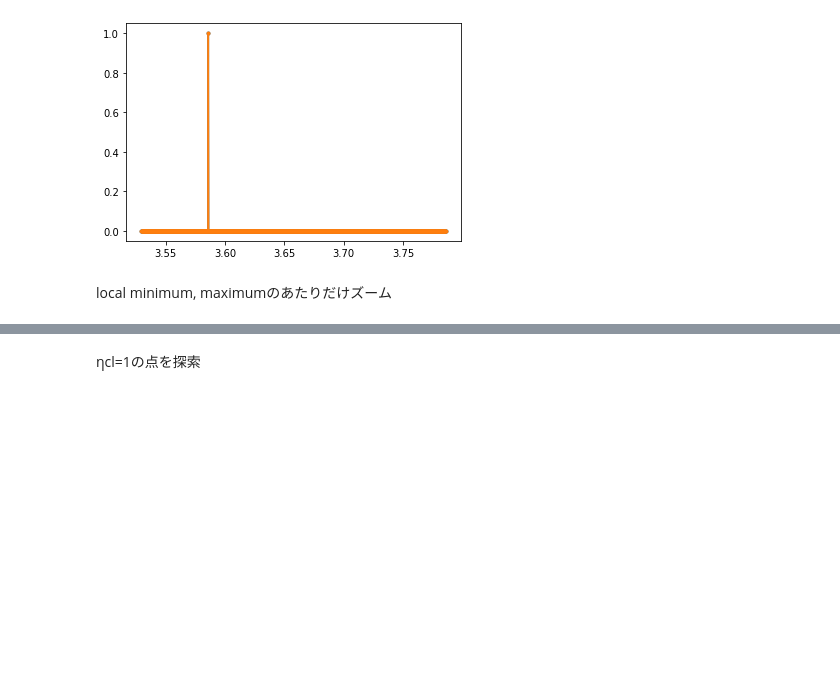
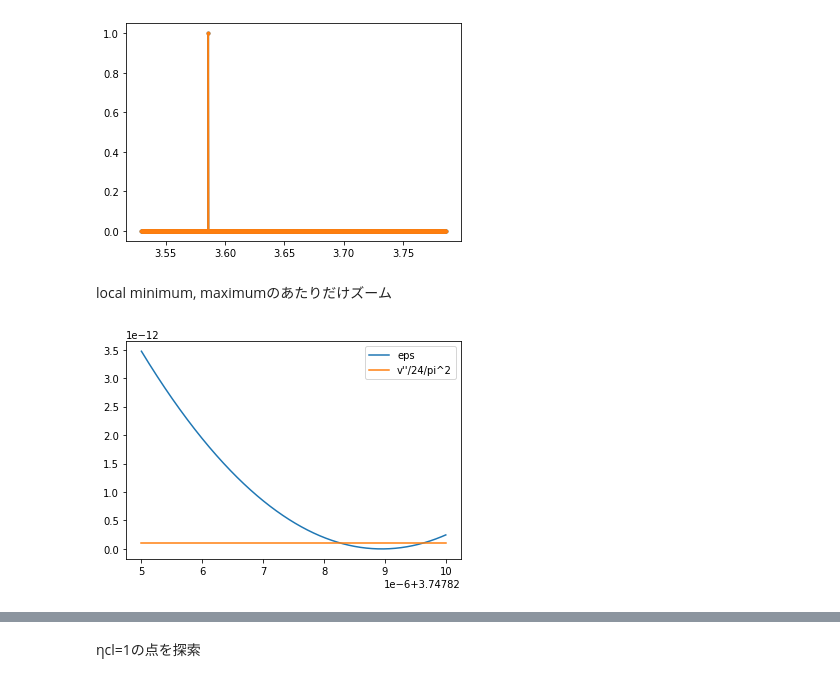
Before and after one commit to Koichi-Miyamoto/StochasticInflationDiffOpEigen, a Jupyter notebook: Potential1804.07124.ipynb, the cells around one changed output, grey strips where cells are left out. Cells and saved outputs as stored; diff of their text form; code cells hidden in the pictures; blank space fills up the shorter version.

```diff
--- a/Potential1804.07124.ipynb
+++ b/Potential1804.07124.ipynb
@@ -178,4 +178,17 @@ for iEig in range(5):
 [figure]
 # %% [markdown]
 local minimum, maximumのあたりだけズーム
+# %%
+phisAroundInflec = np.linspace(3.747825, 3.74783, 1000)
+
+epssAroundInfle = [slowrollEps(phi) for phi in phisAroundInflec]
+vDer2sAroundInfle = [infPotDeriv2Func(phi) / 24 / np.pi**2  for phi in phisAroundInflec]
+
+ax = plt.gca()
+plt.plot(phisAroundInflec, epssAroundInfle, label="eps")
+plt.plot(phisAroundInflec, vDer2sAroundInfle, label="v''/24/pi^2")
+plt.legend()
+plt.show()
+# %% [output]
+[figure, added]
 # %%
```
Also changed, not shown: parts of 8 cells of this notebook, 1 other file.
